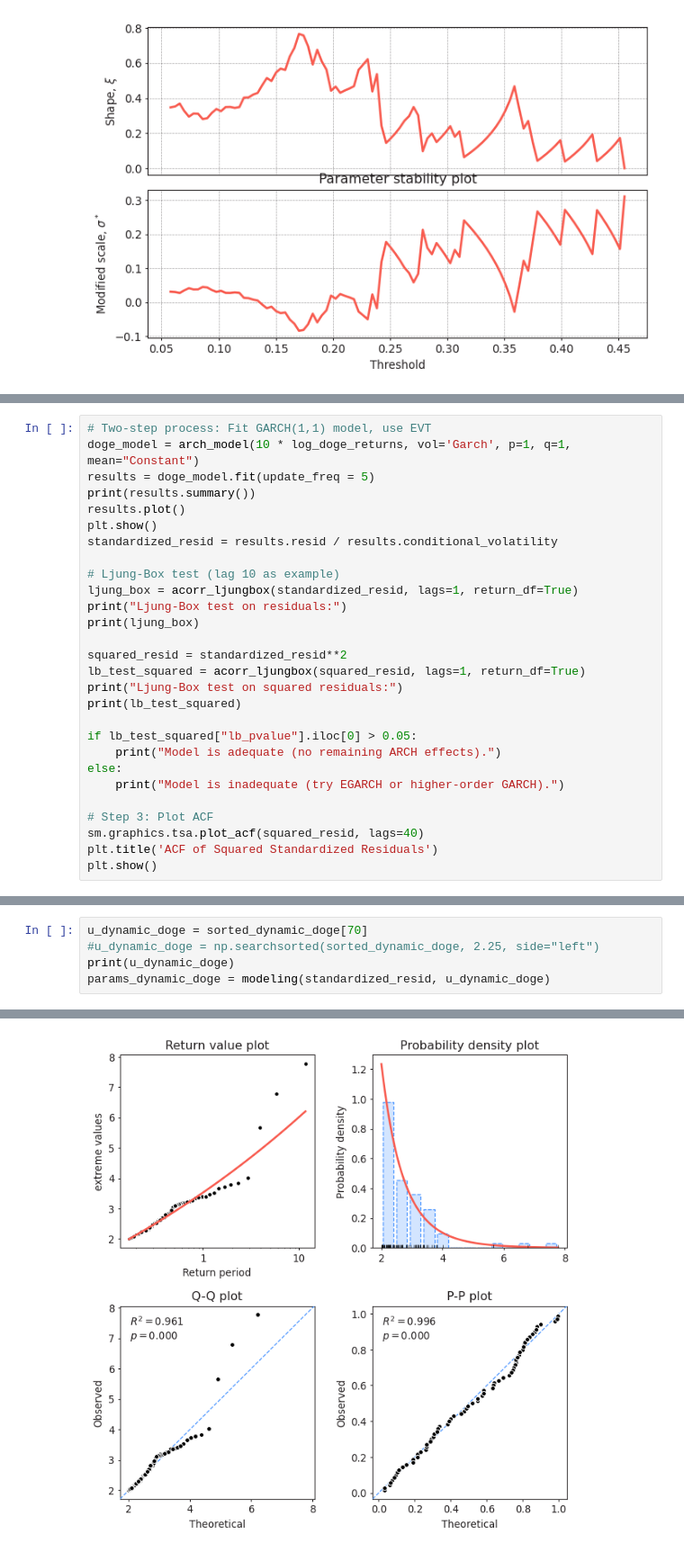
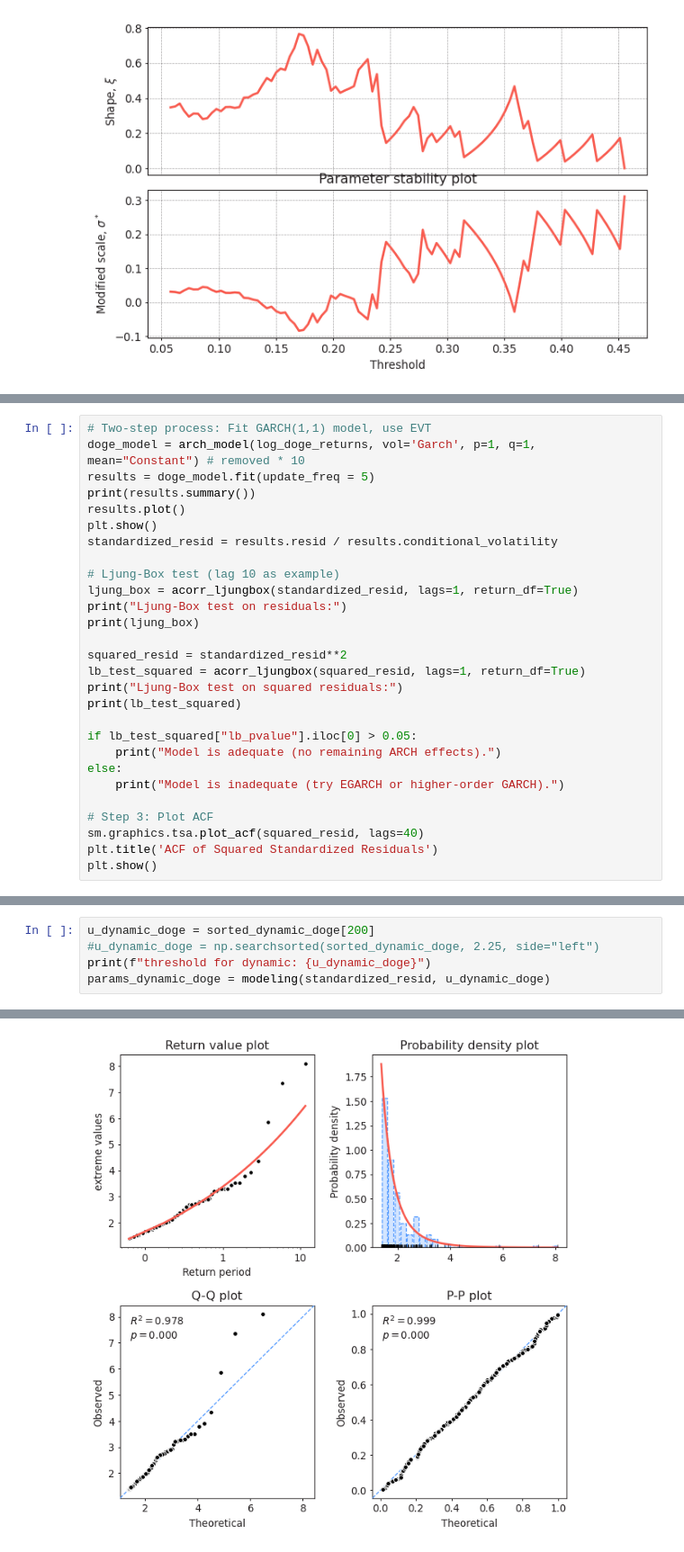
Before and after one commit to Scott-Yap/M2R_EVT, a Jupyter notebook: garch_model/GARCH_DOGE.ipynb, the cells around one changed output, grey strips where cells are left out. Shown at 90% size. Drawn from its saved outputs; the diff is of its cells as text.

```diff
--- a/garch_model/GARCH_DOGE.ipynb
+++ b/garch_model/GARCH_DOGE.ipynb
@@ -207,6 +268,6 @@ Violation ratio:  0.016726403823178016
 # %%
 # Two-step process: Fit GARCH(1,1) model, use EVT
-doge_model = arch_model(10 * log_doge_returns, vol='Garch', p=1, q=1, mean="Constant")
+doge_model = arch_model(log_doge_returns, vol='Garch', p=1, q=1, mean="Constant") # removed * 10
 results = doge_model.fit(update_freq = 5)
 print(results.summary())
 results.plot()
@@ -269,6 +346,6 @@ sorted_dynamic_doge = threshold_picking(standardized_resid)
 # %%
-u_dynamic_doge = sorted_dynamic_doge[70]
+u_dynamic_doge = sorted_dynamic_doge[200]
 #u_dynamic_doge = np.searchsorted(sorted_dynamic_doge, 2.25, side="left")
-print(u_dynamic_doge)
+print(f"threshold for dynamic: {u_dynamic_doge}")
 params_dynamic_doge = modeling(standardized_resid, u_dynamic_doge)
 # %% [output]
@@ -286,4 +363,4 @@ fit parameter cache size: 0
-[figure, old version]
+[figure, new version]
 # %%
 VaR_dynamic_doge, ES_dynamic_doge = prediction(params_dynamic_doge, standardized_resid, u_dynamic_doge, 0.01)
 VaR_return = VaR_dynamic_doge * results.conditional_volatility
```
Also changed, not shown: parts of 23 cells of this notebook.
